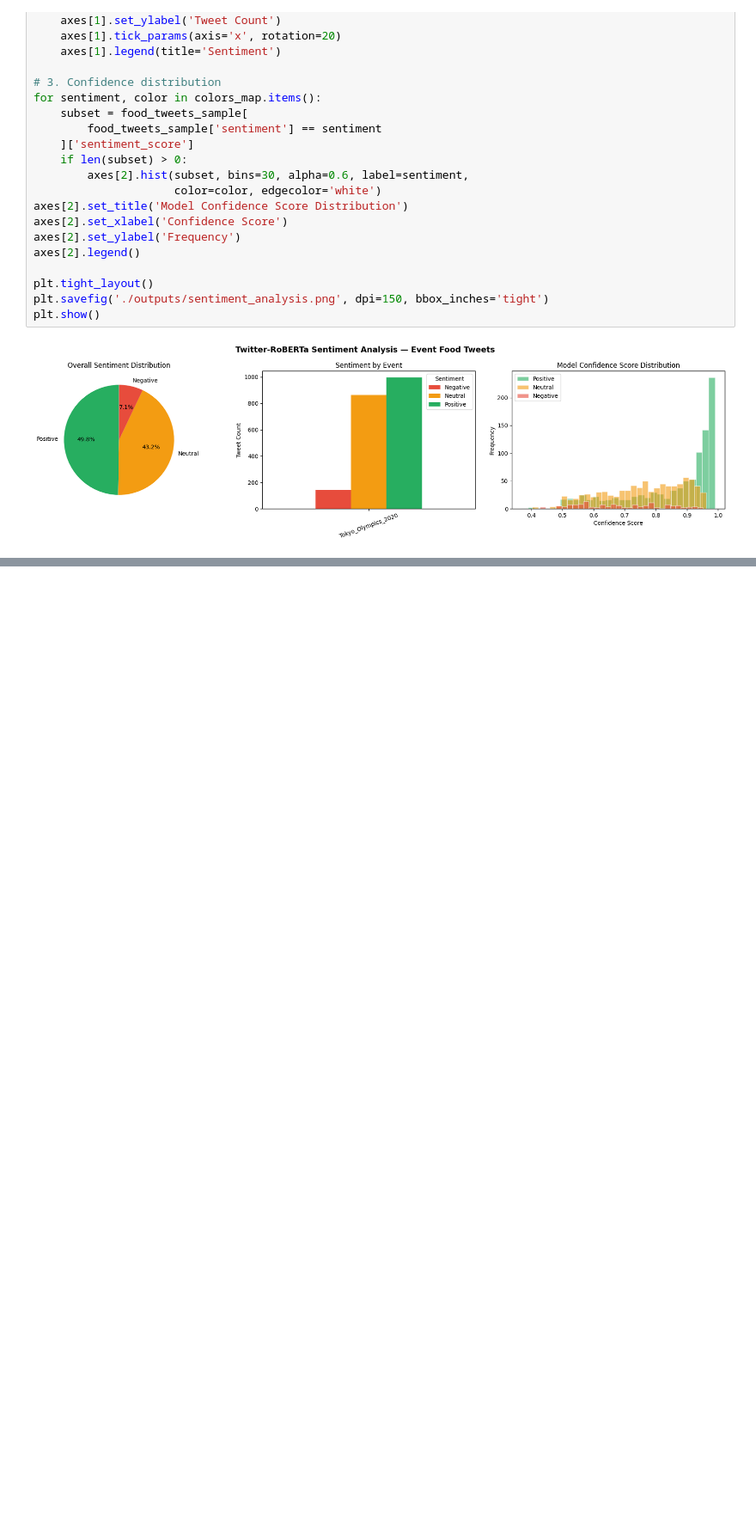
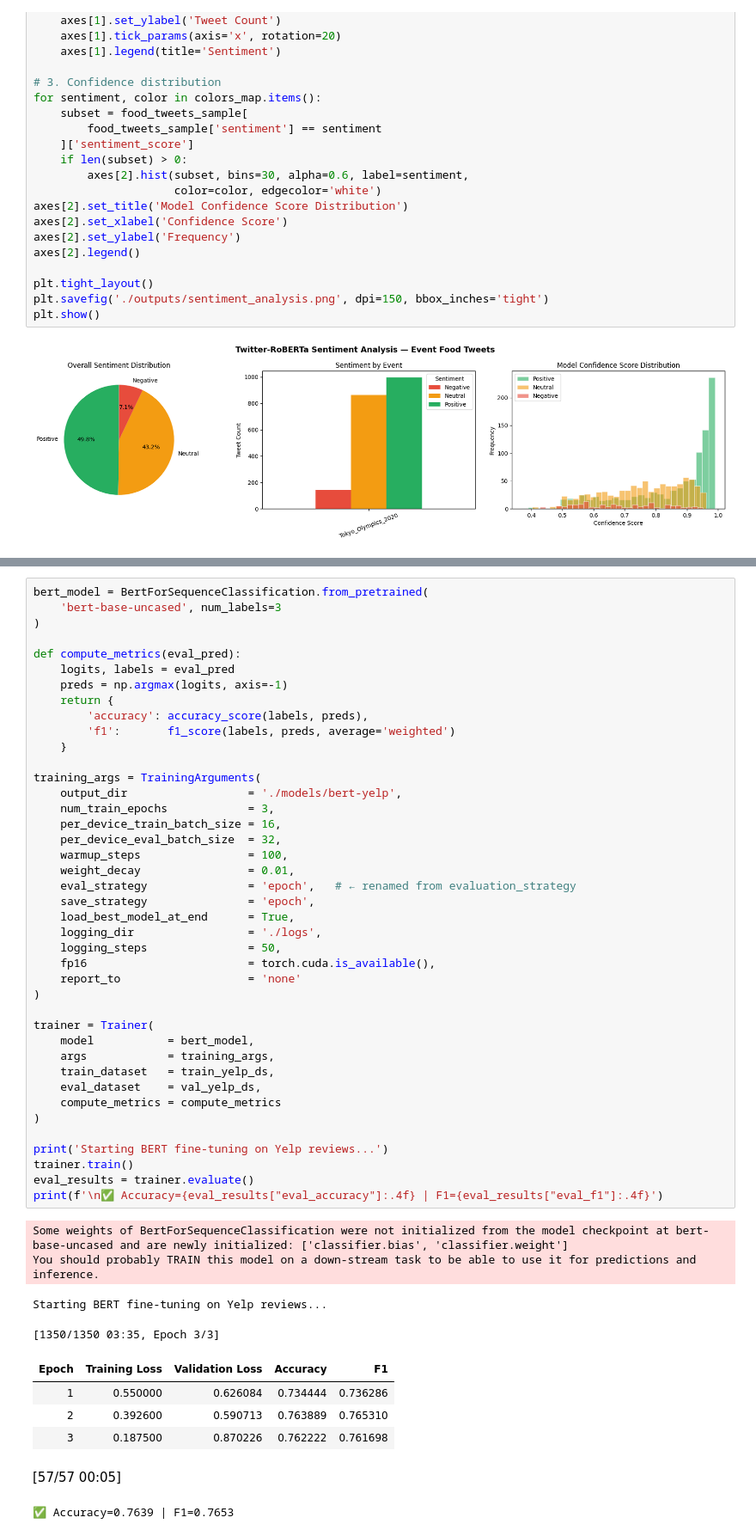
Before and after one commit to manojrawat1262/dining-trend-analysis, a Jupyter notebook: analysis_wip.ipynb, the cells around one changed output, grey strips where cells are left out. Shown at 86% size. Cells and saved outputs as stored; diff of their text form; blank space fills up the shorter version.

```diff
--- a/analysis_wip.ipynb
+++ b/analysis_wip.ipynb
@@ -858,0 +921,52 @@ plt.show()
+# %%
+bert_model = BertForSequenceClassification.from_pretrained(
+    'bert-base-uncased', num_labels=3
+)
+
+def compute_metrics(eval_pred):
+    logits, labels = eval_pred
+    preds = np.argmax(logits, axis=-1)
+    return {
+        'accuracy': accuracy_score(labels, preds),
+        'f1':       f1_score(labels, preds, average='weighted')
+    }
+
+training_args = TrainingArguments(
+    output_dir                  = './models/bert-yelp',
+    num_train_epochs            = 3,
+    per_device_train_batch_size = 16,
+    per_device_eval_batch_size  = 32,
+    warmup_steps                = 100,
+    weight_decay                = 0.01,
+    eval_strategy               = 'epoch',   # ← renamed from evaluation_strategy
+    save_strategy               = 'epoch',
+    load_best_model_at_end      = True,
+    logging_dir                 = './logs',
+    logging_steps               = 50,
+    fp16                        = torch.cuda.is_available(),
+    report_to                   = 'none'
+)
+
+trainer = Trainer(
+    model           = bert_model,
+    args            = training_args,
+    train_dataset   = train_yelp_ds,
+    eval_dataset    = val_yelp_ds,
+    compute_metrics = compute_metrics
+)
+
+print('Starting BERT fine-tuning on Yelp reviews...')
+trainer.train()
+eval_results = trainer.evaluate()
+print(f'\n✅ Accuracy={eval_results["eval_accuracy"]:.4f} | F1={eval_results["eval_f1"]:.4f}')
+# %% [output]
+Some weights of BertForSequenceClassification were not initialized from the model checkpoint at bert-base-uncased and are newly initialized: ['classifier.bias', 'classifier.weight']
+You should probably TRAIN this model on a down-stream task to be able to use it for predictions and inference.
+Starting BERT fine-tuning on Yelp reviews...
+[1350/1350 03:35, Epoch 3/3]
+| Epoch | Training Loss | Validation Loss | Accuracy | F1 |
+| 1 | 0.550000 | 0.626084 | 0.734444 | 0.736286 |
+| 2 | 0.392600 | 0.590713 | 0.763889 | 0.765310 |
+| 3 | 0.187500 | 0.870226 | 0.762222 | 0.761698 |
+[57/57 00:05]
+✅ Accuracy=0.7639 | F1=0.7653
```
Also changed, not shown: parts of 2 cells of this notebook.
